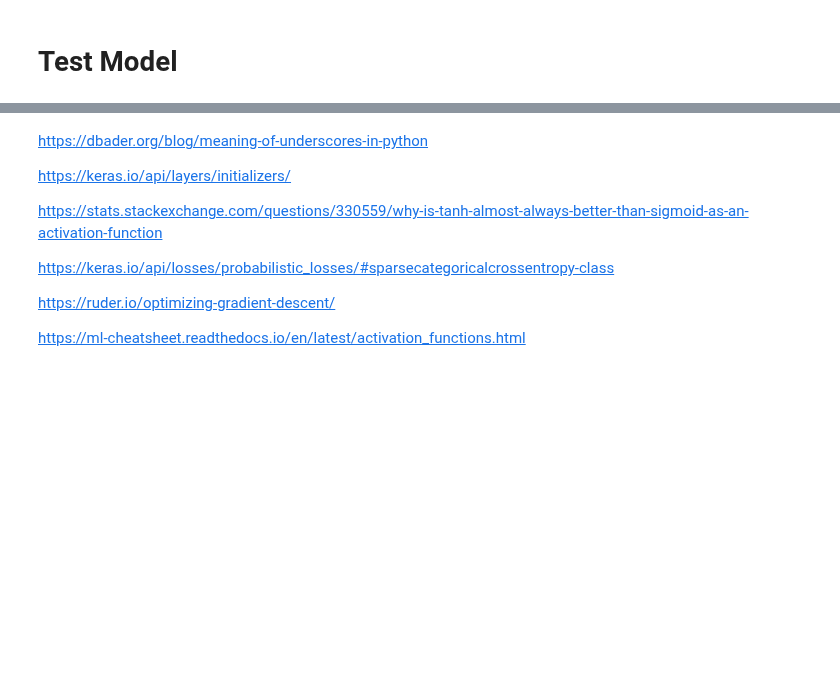
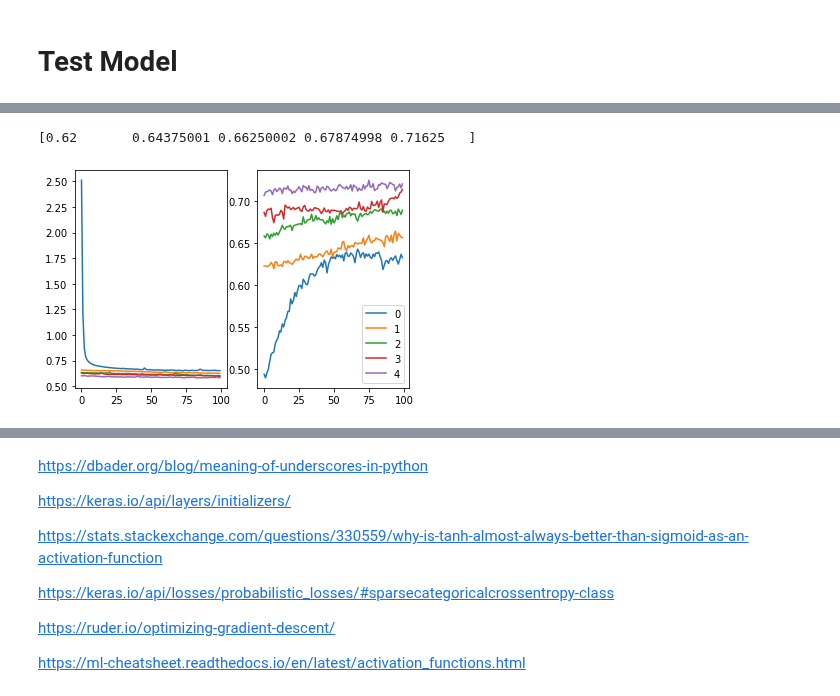
Before and after one commit to namiyousef/Intro_to_ML, a Jupyter notebook: Coursework/TestingEvaluateClass.ipynb, the cells around one changed output, grey strips where cells are left out. Saved outputs shown, nothing was run; the diff lists cells and outputs as text; code cells hidden in the pictures; blank space fills up the shorter version.

Commit message:
added many features to this class, including plotting. Plot histories shows that models are overfitting / getting used to the model too much

```diff
--- a/Coursework/TestingEvaluateClass.ipynb
+++ b/Coursework/TestingEvaluateClass.ipynb
@@ -48,7 +50,7 @@ y = df[df.columns[-1]]
 
 y_binary = to_categorical(y)
 
-X_train, X_test,y_train, y_test = train_test_split(
+data = train_test_split(
     X,y_binary, test_size = 0.8, random_state = 23
 )
 # %%
@@ -64,6 +66,7 @@ X.head(1)
 from tensorflow.keras.initializers import RandomUniform
 from tensorflow.keras.activations import elu, relu
 from tensorflow.keras.layers import Activation
+# add automation to this
 def uncompiled_model():
     inputs = Input(shape=(6,), name='Data')
     x = Dense(8, activation = 'relu')(inputs)
@@ -87,6 +90,18 @@ def compile_model():
                  ],
     )
     return model
+
+def compiler(model):
+    model.compile(
+    optimizer="adam",
+    loss="binary_crossentropy",
+    metrics=["accuracy",
+             "binary_accuracy",
+             "binary_crossentropy",
+             "categorical_accuracy"
+             ],
+    )
+    return model
 # %% [markdown]
 # Test Model
 # %%
@@ -127,0 +109,7 @@ Epoch 1000/1000
+# %%
+model = compile_model()
+instance = evaluate_models(
+    uncompiled_model(), compiler, *data
+)
+
+scores, histories = instance.cross_validate(epochs = 100, verbose = 0)
@@ -127,0 +124,6 @@ Epoch 1000/1000
+# %%
+instance.plot_histories(histories)
+print(np.asarray(scores)[:,1])
+# %% [output]
+[0.62       0.64375001 0.66250002 0.67874998 0.71625   ]
+[figure, added]
```
Also changed, not shown: parts of 9 cells of this notebook.
